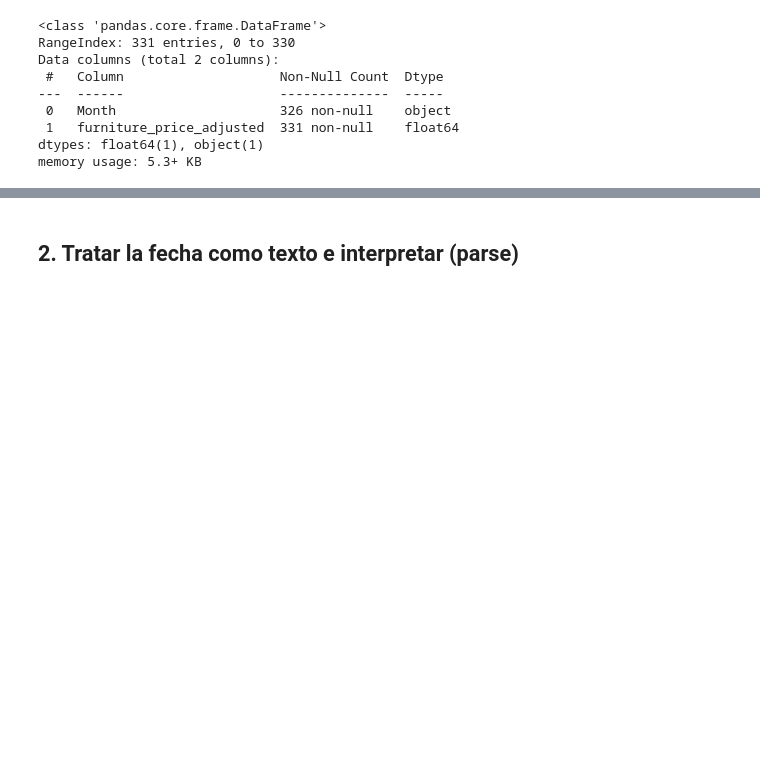
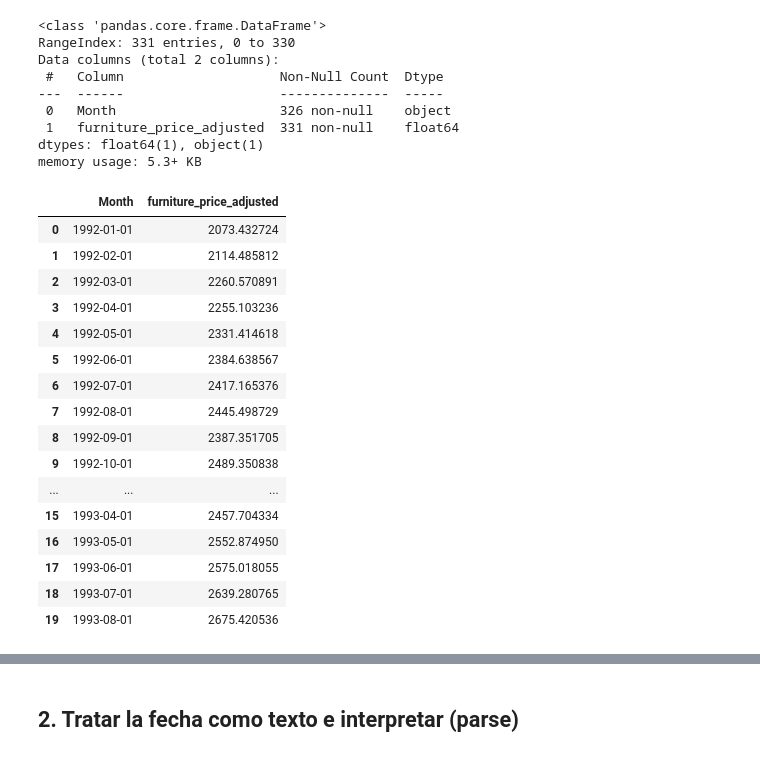
Before and after one commit to irenetite/2026-02-BILBAO-FT-Data-Science, a Jupyter notebook: 3-Machine_Learning/4-Series temporales/ejercicios/irene_1_Ejercicio Análisis de series temporales.ipynb, the cells around one changed output, grey strips where cells are left out. Drawn from its saved outputs; the diff is of its cells as text; code cells hidden in the pictures; blank space fills up the shorter version.

```diff
--- a/3-Machine_Learning/4-Series temporales/ejercicios/irene_1_Ejercicio Análisis de series temporales.ipynb
+++ b/3-Machine_Learning/4-Series temporales/ejercicios/irene_1_Ejercicio Análisis de series temporales.ipynb
@@ -75,3 +81,40 @@ df = df.dropna(subset=['Month'])
+# %%
+# URKO STYLE
+
+df['Month'] = pd.to_datetime(df['Month'], errors='coerce')
+
+
+while df['Month'].isna().any():
+    # Encontrar el índice del NaT
+    i = df['Month'].isna().idxmax()
+
+    # Rellenar con el mes siguiente al anterior
+    if i == 0:
+        df.loc[i, 'Month'] = df.loc[i + 1, 'Month'] - pd.DateOffset(months=1)
+
+    # Caso 2: NaT en cualquier otra fila
+    else:
+        df.loc[i, 'Month'] = df.loc[i - 1, 'Month'] + pd.DateOffset(months=1)
+
+df.head(20)
+# %% [output]
+|  | Month | furniture_price_adjusted |
+| 0 | 1992-01-01 | 2073.432724 |
+| 1 | 1992-02-01 | 2114.485812 |
+| 2 | 1992-03-01 | 2260.570891 |
+| 3 | 1992-04-01 | 2255.103236 |
+| 4 | 1992-05-01 | 2331.414618 |
+| 5 | 1992-06-01 | 2384.638567 |
+| 6 | 1992-07-01 | 2417.165376 |
+| 7 | 1992-08-01 | 2445.498729 |
+| 8 | 1992-09-01 | 2387.351705 |
+| 9 | 1992-10-01 | 2489.350838 |
+| ... | ... | ... |
+| 15 | 1993-04-01 | 2457.704334 |
+| 16 | 1993-05-01 | 2552.874950 |
+| 17 | 1993-06-01 | 2575.018055 |
+| 18 | 1993-07-01 | 2639.280765 |
+| 19 | 1993-08-01 | 2675.420536 |
 # %%
 df.info()
 # %% [output]
```
Also changed, not shown: parts of 13 cells of this notebook, 1 other file.
